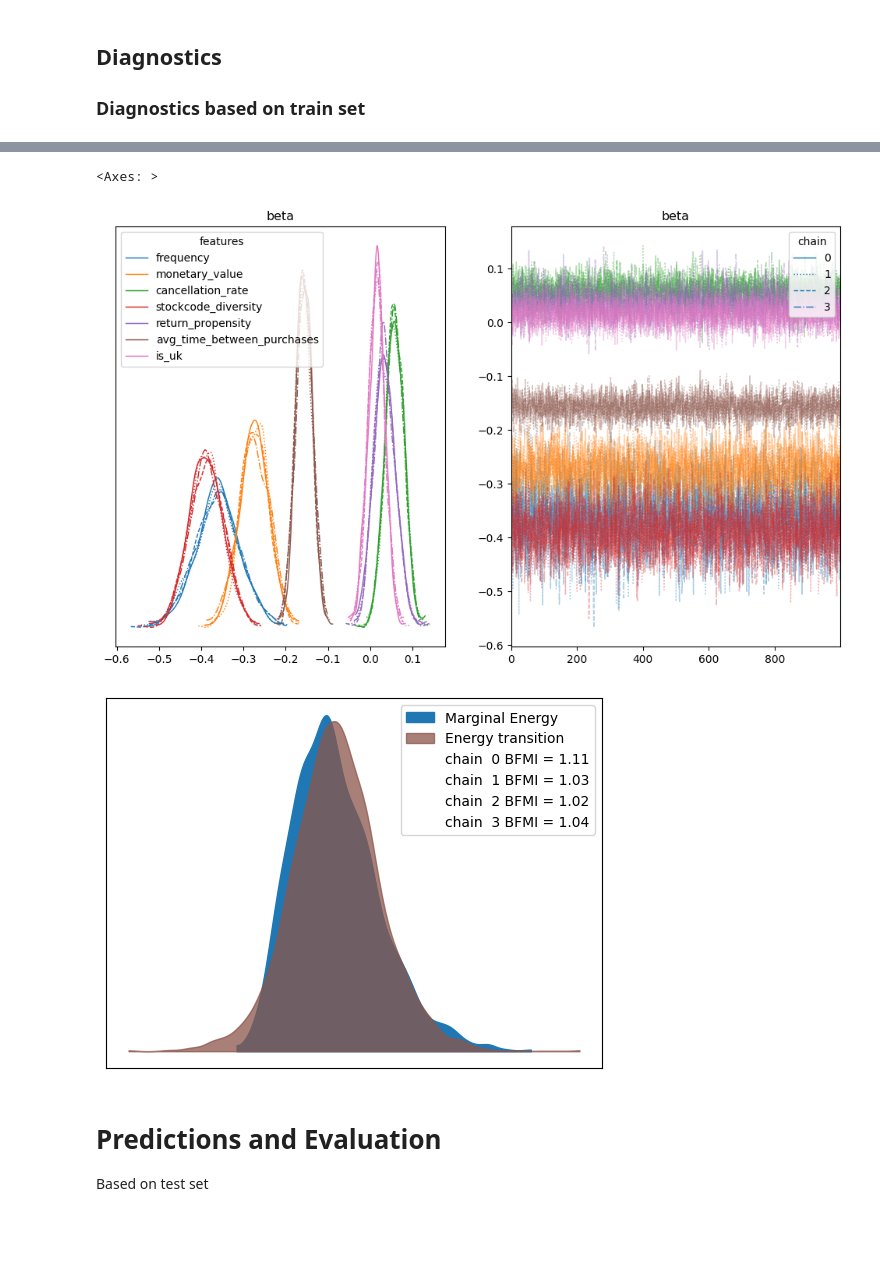
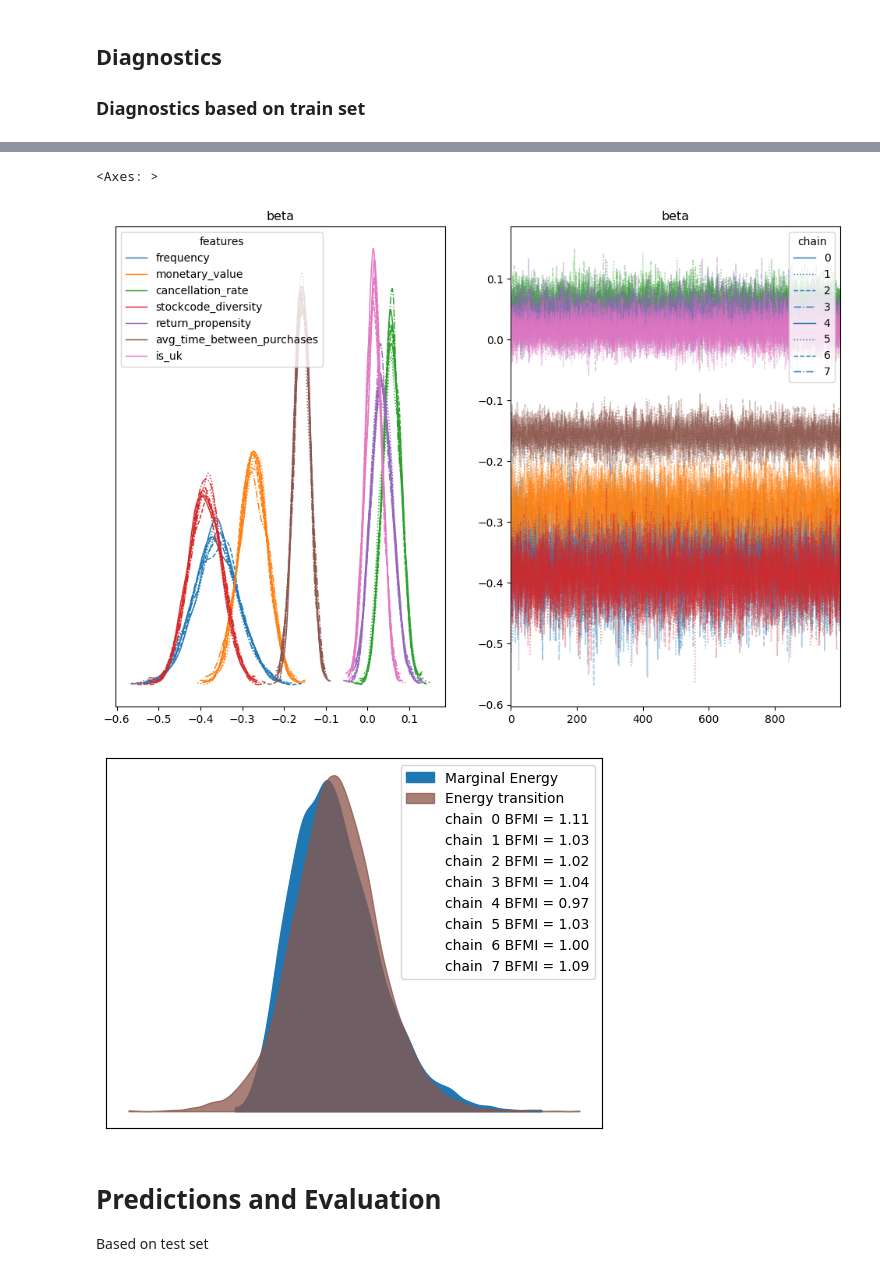
Before and after one commit to paolominini/Churn_Model_Bayesian, a Jupyter notebook: main.ipynb, the cells around one changed output, grey strips where cells are left out. Drawn from its saved outputs; the diff is of its cells as text; code cells hidden in the pictures; blank space fills up the shorter version.

```diff
--- a/main.ipynb
+++ b/main.ipynb
@@ -99,7 +104,7 @@ with probit_model:
     trace = pm.sample(
         draws = 1000, # samples after warmup
         tune = 1000, # warmup
-        chains = 4, # calibrate with Rhat !!!!!!!!
+        chains = 8,
         cores = 1, # CPU cores
         target_accept = 0.95, # acceptance probability of target
         random_seed = 42,
@@ -119,9 +124,9 @@ Sampling 4 chains for 1_000 tune and 1_000 draw iterations (4_000 + 4_000 draws
 ## Diagnostics
 ### Diagnostics based on train set
 # %%
-print(az.summary(trace, var_names = ['beta']))
+print(az.summary(trace, var_names=['beta'], hdi_prob=0.95))
 print("Max R-hat:", float(az.rhat(trace)['beta'].max()))
 
-az.plot_trace(trace, var_names = ['beta'], legend= True, figsize = (12, K))
+az.plot_trace(trace, var_names=['beta'], legend=True, figsize=(12, 8))
 az.plot_energy(trace)
 # %% [output]
@@ -146,6 +150,6 @@ Max R-hat: 1.0015744415787429
 <Axes: >
-[figure, old version]
+[figure, new version]
-[figure, old version]
+[figure, new version]
 # %% [markdown]
 # Predictions and Evaluation
 Based on test set
```
Also changed, not shown: parts of 4 cells of this notebook.
